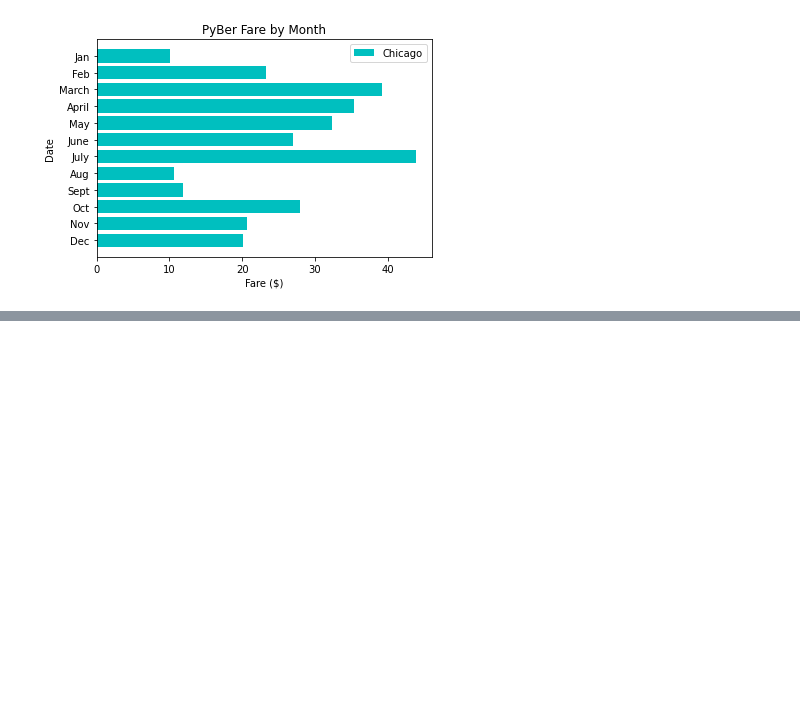
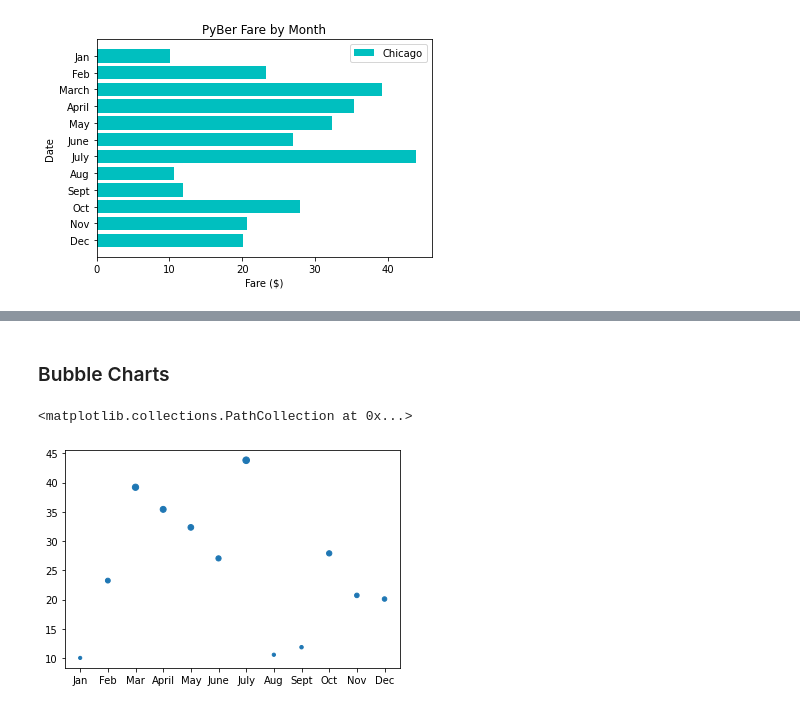
Before and after one commit to russgo1/Pyber_Analysis, a Jupyter notebook: Lessons/matplotlib_practice.ipynb, the cells around one changed output, grey strips where cells are left out. Drawn from its saved outputs; the diff is of its cells as text; code cells hidden in the pictures; blank space fills up the shorter version.

```diff
--- a/Lessons/matplotlib_practice.ipynb
+++ b/Lessons/matplotlib_practice.ipynb
@@ -314,0 +348,7 @@ ax.legend()
+# %% [markdown]
+### Bubble Charts
+# %%
+plt.scatter(x_axis, y_axis, s=y_axis)
+# %% [output]
+<matplotlib.collections.PathCollection at 0x...>
+[figure, added]
```
Also changed, not shown: parts of 18 cells of this notebook.
